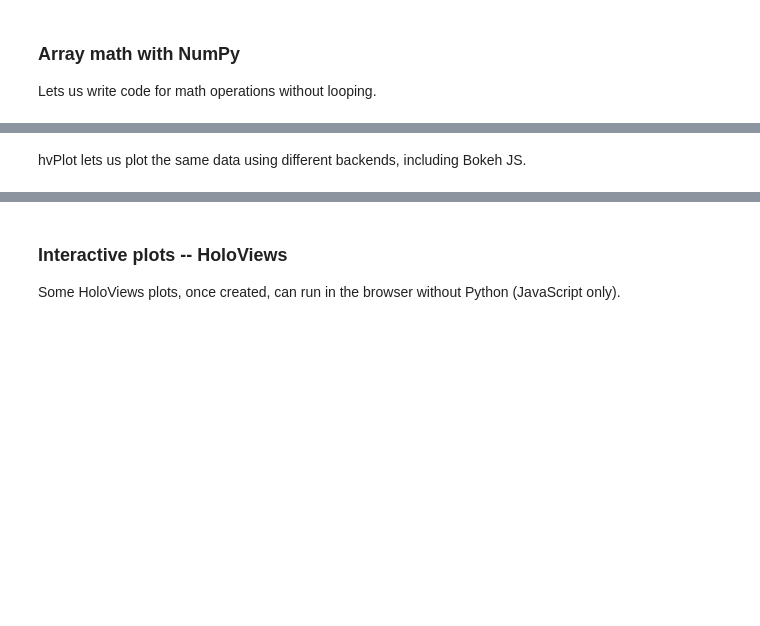
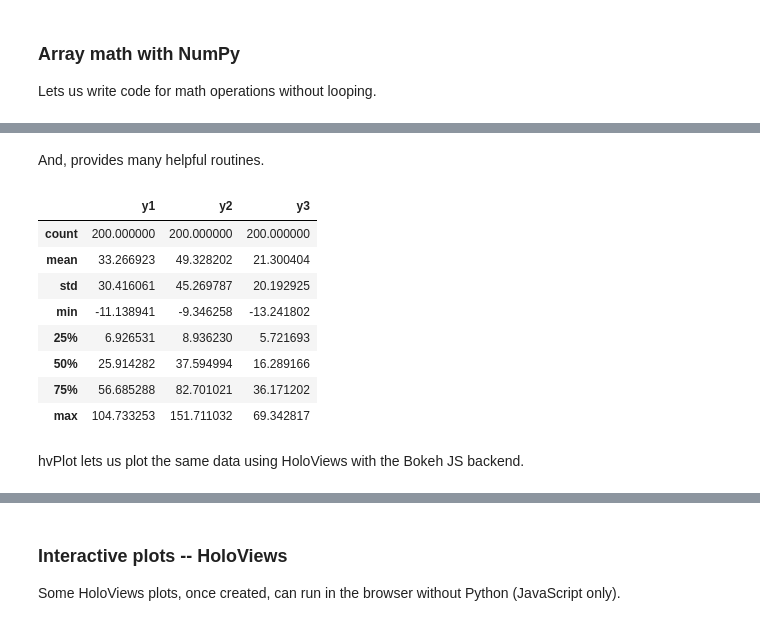
Before and after one commit to zmoon/hu-pbl-workshop-2020, a Jupyter notebook: python-tutorial/intro.ipynb, the cells around one changed output, grey strips where cells are left out. Cells and saved outputs as stored; diff of their text form; code cells hidden in the pictures; blank space fills up the shorter version.

Commit message:
Enhance intro Pandas plot example

```diff
--- a/python-tutorial/intro.ipynb
+++ b/python-tutorial/intro.ipynb
@@ -81,0 +73,15 @@ df.plot();
+# %%
+import pandas as pd
+
+x = np.linspace(0, 10, 200)
+y = x**2
+y1 = y + 5*np.random.randn(y.size)
+y2 = 1.5*y + 5*np.random.randn(y.size)
+y3 = 0.65*y + 5*np.random.randn(y.size)
+
+df = pd.DataFrame({"x": x, "y1": y1, "y2": y2, "y3": y3})
+df.set_index("x", inplace=True)
+
+colors = ["teal", "salmon", "goldenrod"]
+ax = df.plot(style=".", alpha=0.5, color=colors)
+df.rolling(20, center=True).mean().plot(ax=ax, lw=2, color=colors);
@@ -82,5 +91,19 @@ df.plot();
+# %% [markdown]
+And, provides many helpful routines.
+# %%
+df.describe()
+# %% [output]
+|  | y1 | y2 | y3 |
+| count | 200.000000 | 200.000000 | 200.000000 |
+| mean | 33.266923 | 49.328202 | 21.300404 |
+| std | 30.416061 | 45.269787 | 20.192925 |
+| min | -11.138941 | -9.346258 | -13.241802 |
+| 25% | 6.926531 | 8.936230 | 5.721693 |
+| 50% | 25.914282 | 37.594994 | 16.289166 |
+| 75% | 56.685288 | 82.701021 | 36.171202 |
+| max | 104.733253 | 151.711032 | 69.342817 |
 # %% [markdown]
-hvPlot lets us plot the same data using different backends, including Bokeh JS.
+hvPlot lets us plot the same data using HoloViews with the Bokeh JS backend.
 # %%
 import hvplot.pandas
 
```
Also changed, not shown: parts of 5 cells of this notebook.
